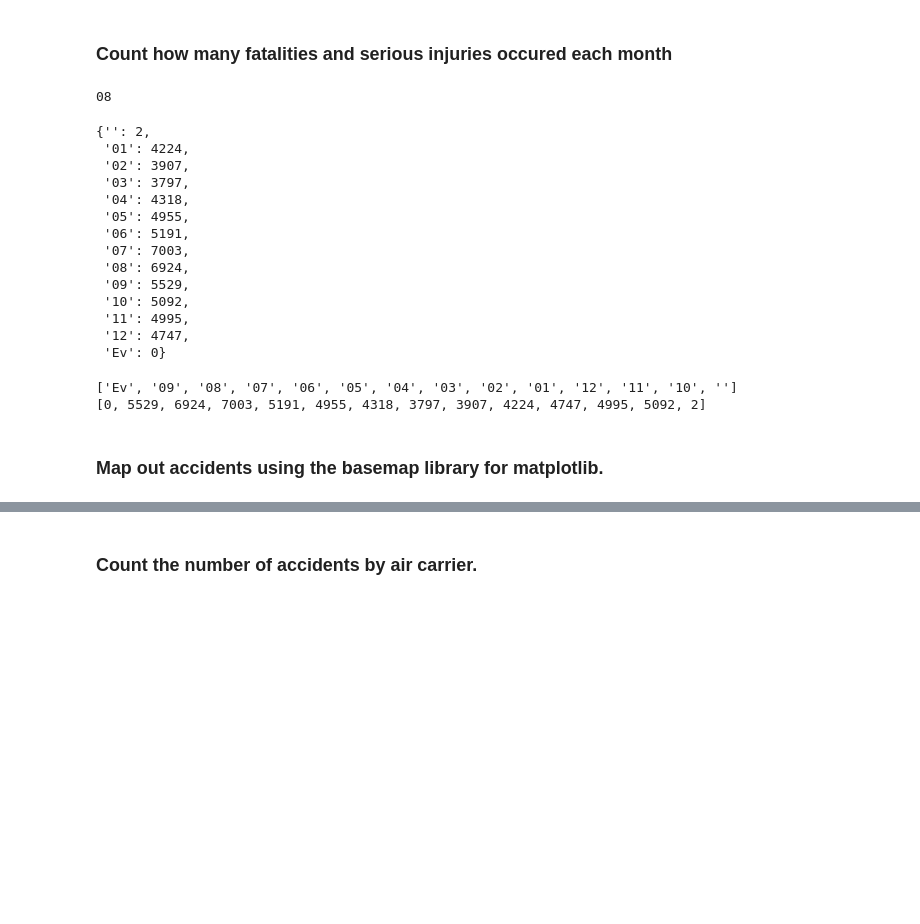
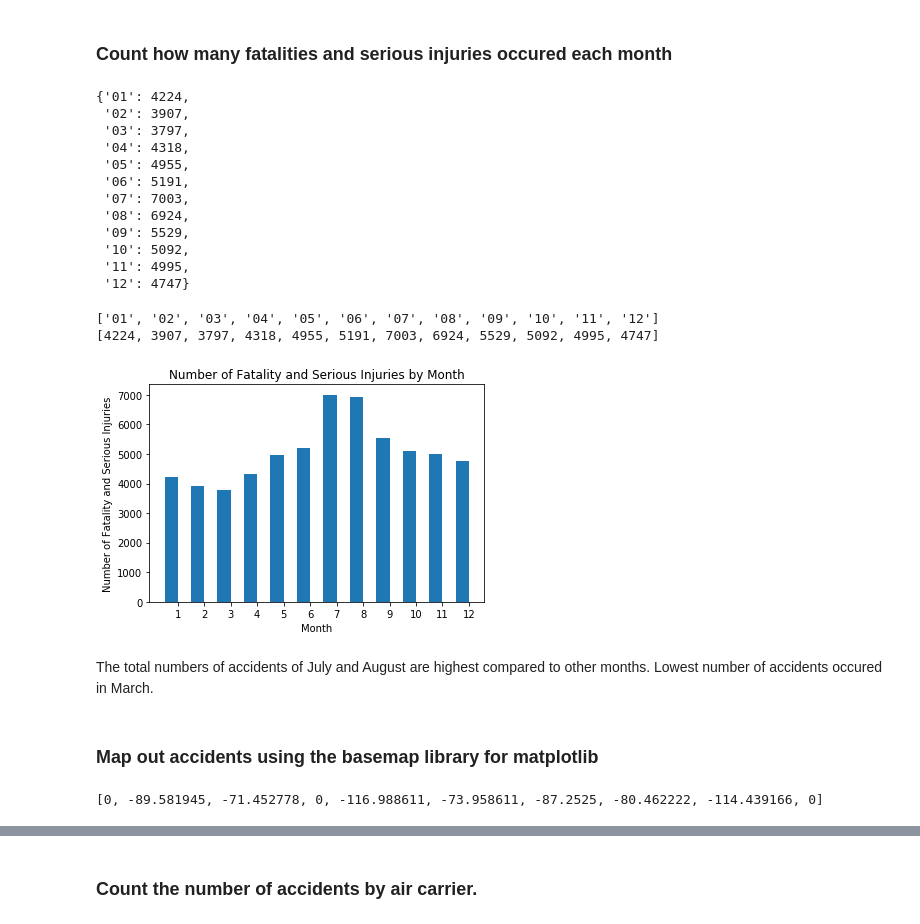
Before and after one commit to llwang8/Data_Science_Portfolio, a Jupyter notebook: DataStructuresAndAlgorithms/Guided Project_ Investigating Airplane Accidents/Project_Investigating Airplane Accidents.ipynb, the cells around one changed output, grey strips where cells are left out. Drawn from its saved outputs; the diff is of its cells as text; code cells hidden in the pictures; blank space fills up the shorter version.

Commit message:
finished project investigation aviation accidents

```diff
--- a/DataStructuresAndAlgorithms/Guided Project_ Investigating Airplane Accidents/Project_Investigating Airplane Accidents.ipynb
+++ b/DataStructuresAndAlgorithms/Guided Project_ Investigating Airplane Accidents/Project_Investigating Airplane Accidents.ipynb
@@ -34,6 +34,10 @@ import re
 import math
 import operator
 import matplotlib.pyplot as plt
+from numpy import arange
+import numpy as np
+from mpl_toolkits.basemap import Basemap
+%matplotlib inline
 
 aviation_data = []
 with open('AviationData.txt') as f:
@@ -44,5 +48,8 @@ with open('AviationData.txt') as f:
 aviation_list = []
 for item in aviation_data:
     aviation_list.append(item.split(' | '))
+
+columns = aviation_list[0]
+aviation_list = aviation_list[1:]
 print(aviation_list[2])
 # %% [output]
@@ -193,11 +200,6 @@ The State with the most aviation accidents...
 ('CA', 8030)
 # %% [markdown]
 ### Count how many fatalities and serious injuries occured each month
-# %%
-# tester
-print(aviation_list[10][3][:2])
-# %% [output]
-08
 # %%
 def injuries_by_month():
     monthly_dict = {}
@@ -214,6 +216,8 @@ def injuries_by_month():
         except ValueError:
             injury_n = 0
 
+        row.append(fatal_n + injury_n)
+
         if month in monthly_dict:
             monthly_dict[month] += fatal_n + injury_n
         else:
@@ -221,10 +225,11 @@ def injuries_by_month():
     return monthly_dict
 
 monthly_injuries = injuries_by_month()
+del monthly_injuries['']
+#del monthly_injuries['Ev']
 monthly_injuries
 # %% [output]
-{'': 2,
- '01': 4224,
+{'01': 4224,
  '02': 3907,
  '03': 3797,
  '04': 4318,
@@ -235,13 +240,13 @@ monthly_injuries
  '09': 5529,
  '10': 5092,
  '11': 4995,
- '12': 4747,
- 'Ev': 0}
+ '12': 4747}
 # %%
-month_names_list = list(monthly_injuries.keys())
+
+month_names_list = sorted(monthly_injuries.keys())
 print(month_names_list)
-injuries_num_list = list(monthly_injuries.values())
+injuries_num_list = [monthly_injuries[x] for x in month_names_list]
 print(injuries_num_list)
 # %% [output]
-['Ev', '09', '08', '07', '06', '05', '04', '03', '02', '01', '12', '11', '10', '']
-[0, 5529, 6924, 7003, 5191, 4955, 4318, 3797, 3907, 4224, 4747, 4995, 5092, 2]
+['01', '02', '03', '04', '05', '06', '07', '08', '09', '10', '11', '12']
+[4224, 3907, 3797, 4318, 4955, 5191, 7003, 6924, 5529, 5092, 4995, 4747]
@@ -251,2 +253,40 @@ fig, az
+# %%
+# Create a bar chart to display accidents by month
+fig, ax = plt.subplots()
+bar_position = arange(12) + 0.75
+xlabel = [x for x in range(1,13)]
+tick_position = range(1, 13)
+ax.bar(bar_position, injuries_num_list, .5)
+ax.set_xticklabels(xlabel)
+ax.set_xticks(tick_position)
+ax.set_xlabel('Month')
+ax.set_ylabel('Number of Fatality and Serious Injuries')
+ax.set_title('Number of Fatality and Serious Injuries by Month')
+plt.show()
+# %% [output]
+[figure, added]
+# %% [markdown]
+The total numbers of accidents of July and August are highest compared to other months.  Lowest number of accidents occured in March.
 # %% [markdown]
-### Map out accidents using the basemap library for matplotlib.
+### Map out accidents using the basemap library for matplotlib
+# %%
+
+colors = [x[-1] for x in aviation_list[1:]]
+
+longitudes = []
+latitudes = []
+for row in aviation_list:
+    try:
+        lon = float(row[7])
+    except:
+        lon = 0
+    longitudes.append(lon)
+    try:
+        lat = float(row[6])
+    except:
+        lat = 0
+    latitudes.append(lat)
+
+print(longitudes[:10])
+# %% [output]
+[0, -89.581945, -71.452778, 0, -116.988611, -73.958611, -87.2525, -80.462222, -114.439166, 0]
```
Also changed, not shown: parts of 12 cells of this notebook.
